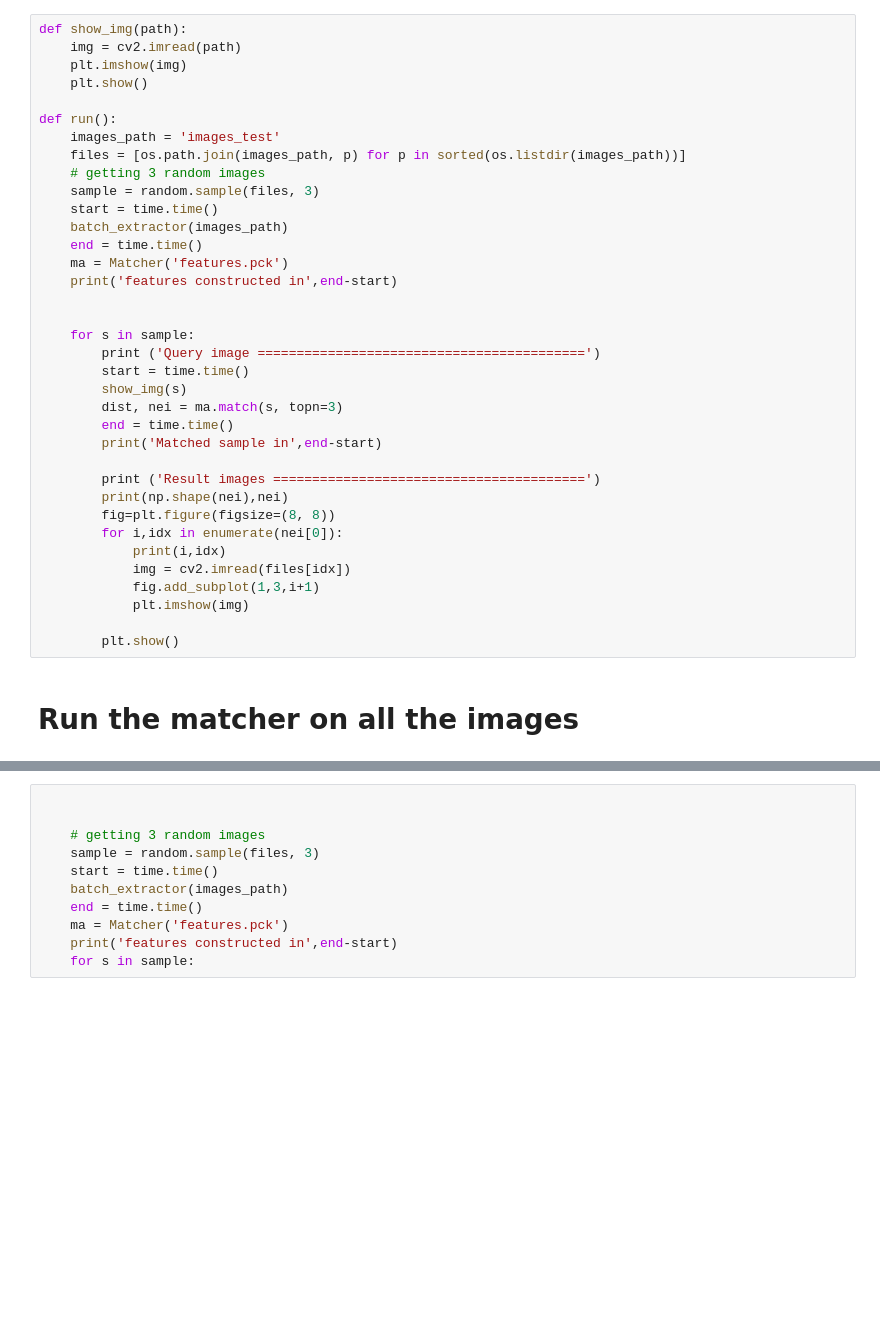
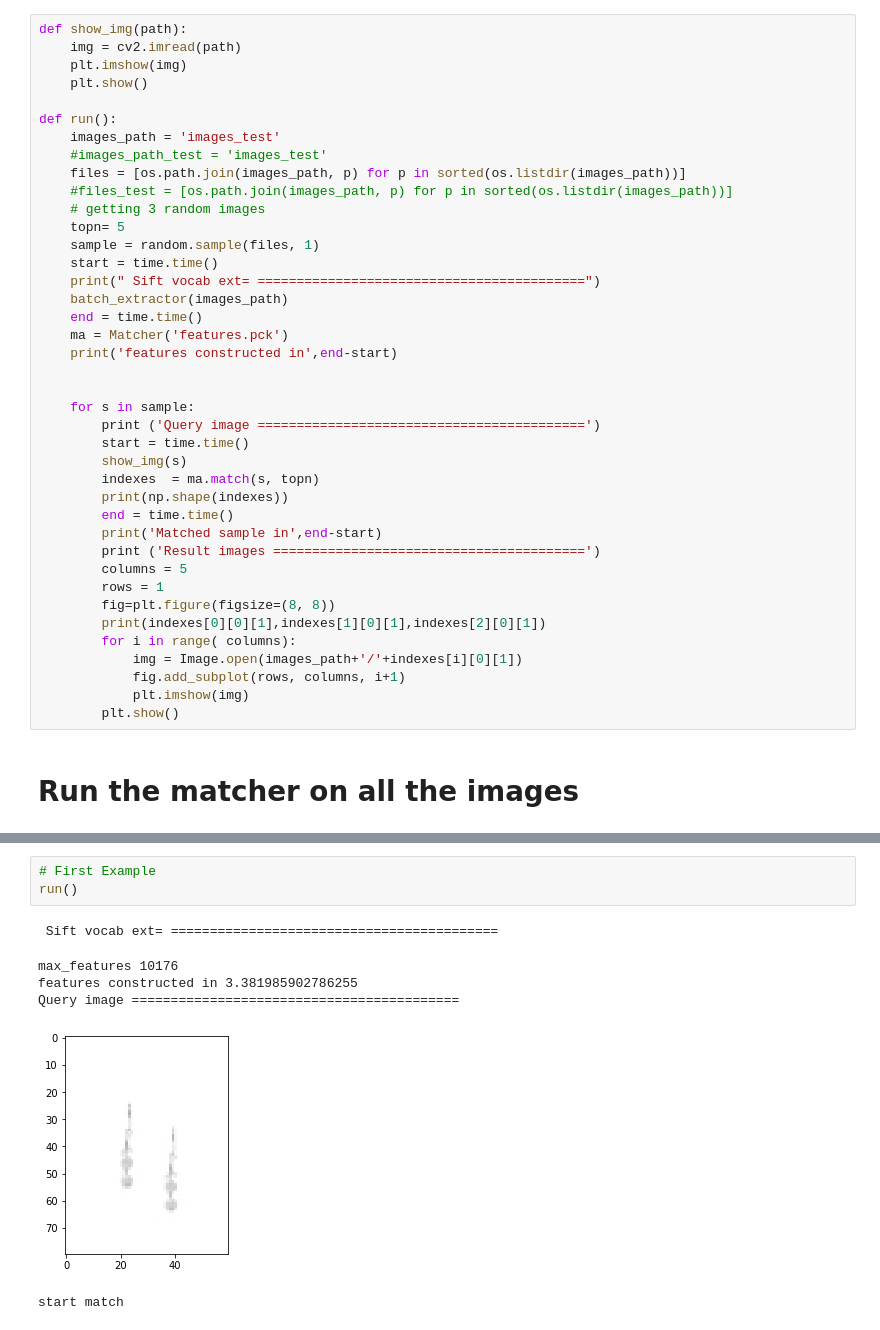
Before and after one commit to nirajsrinivas/VIC_Project, a Jupyter notebook: SIFT detector_V1.ipynb, the cells around one changed output, grey strips where cells are left out. Cells and saved outputs as stored; diff of their text form; blank space fills up the shorter version.

Commit message:
SIFT on 539 images without PCA
Imporved version

```diff
--- a/SIFT detector_V1.ipynb
+++ b/SIFT detector_V1.ipynb
@@ -185,10 +145,14 @@ def show_img(path):
 
 def run():
     images_path = 'images_test'
+    #images_path_test = 'images_test'
     files = [os.path.join(images_path, p) for p in sorted(os.listdir(images_path))]
+    #files_test = [os.path.join(images_path, p) for p in sorted(os.listdir(images_path))]
     # getting 3 random images
-    sample = random.sample(files, 3)
+    topn= 5
+    sample = random.sample(files, 1)
     start = time.time()
+    print(" Sift vocab ext= ==========================================")
     batch_extractor(images_path)
     end = time.time()
     ma = Matcher('features.pck')
@@ -199,19 +163,19 @@ def run():
         print ('Query image ==========================================')
         start = time.time()
         show_img(s)
-        dist, nei = ma.match(s, topn=3)
+        indexes  = ma.match(s, topn)
+        print(np.shape(indexes))
         end = time.time()
         print('Matched sample in',end-start)
-
         print ('Result images ========================================')
-        print(np.shape(nei),nei)
+        columns = 5
+        rows = 1
         fig=plt.figure(figsize=(8, 8))
-        for i,idx in enumerate(nei[0]):
-            print(i,idx)
-            img = cv2.imread(files[idx])
-            fig.add_subplot(1,3,i+1)
+        print(indexes[0][0][1],indexes[1][0][1],indexes[2][0][1])
+        for i in range( columns):
+            img = Image.open(images_path+'/'+indexes[i][0][1])
+            fig.add_subplot(rows, columns, i+1)
             plt.imshow(img)
-
         plt.show()
 # %% [markdown]
 # Run the matcher on all the images
@@ -356,11 +184,10 @@ ValueError: setting an array element with a sequence.
-# %%
-
-
-    # getting 3 random images
-    sample = random.sample(files, 3)
-    start = time.time()
-    batch_extractor(images_path)
-    end = time.time()
-    ma = Matcher('features.pck')
-    print('features constructed in',end-start)
-    for s in sample:
+# %%
+# First Example
+run()
+# %% [output]
+ Sift vocab ext= ==========================================
+max_features 10176
+features constructed in 3.381985902786255
+Query image ==========================================
+[figure, added]
+start match
```
Also changed, not shown: parts of 23 cells of this notebook.
